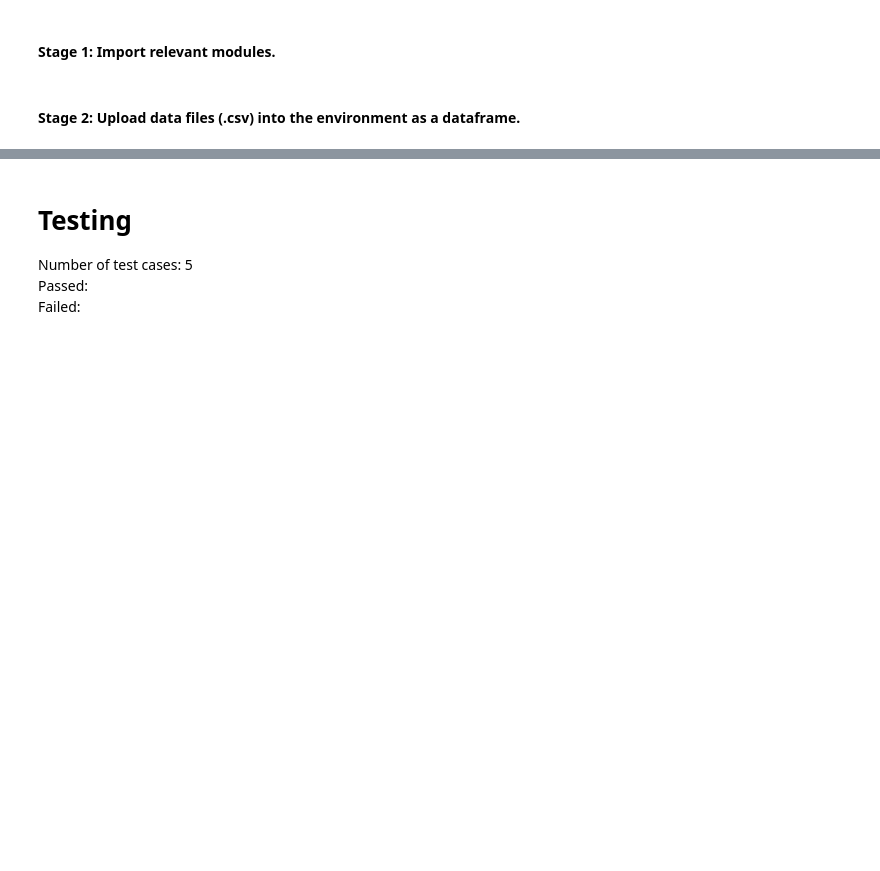
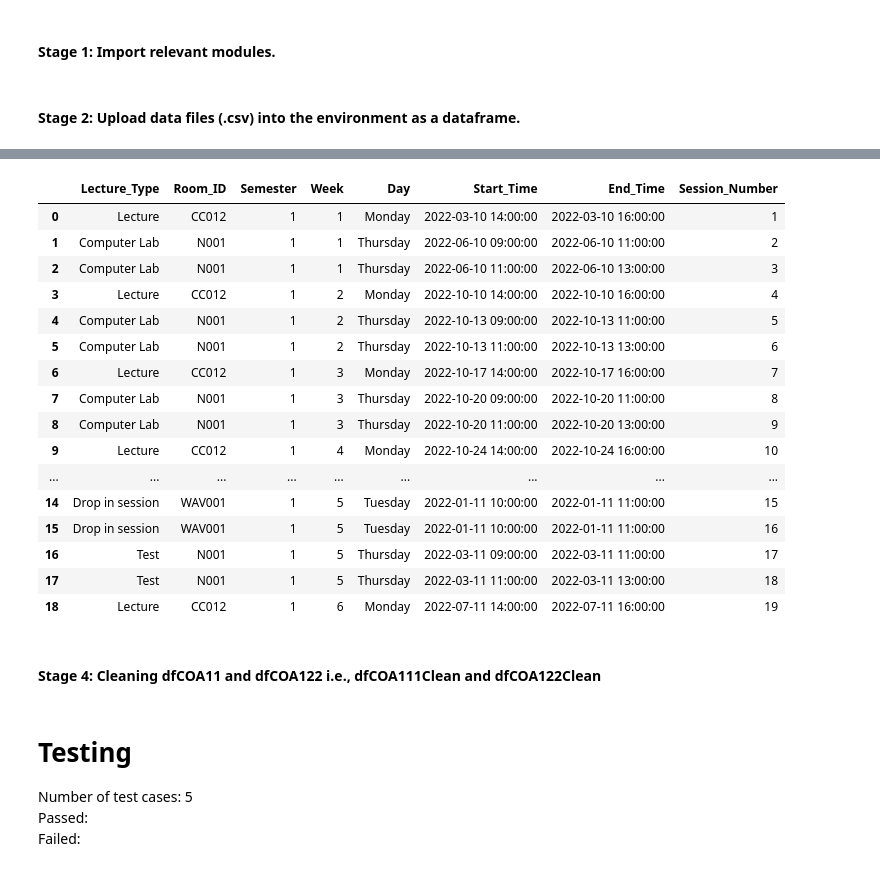
Before and after one commit to DeraUchenwoke/DataScienceProjects22, a Jupyter notebook: main/2022Coursework/CW_Preprocessing.ipynb, the cells around one changed output, grey strips where cells are left out. Drawn from its saved outputs; the diff is of its cells as text; code cells hidden in the pictures; blank space fills up the shorter version.

```diff
--- a/main/2022Coursework/CW_Preprocessing.ipynb
+++ b/main/2022Coursework/CW_Preprocessing.ipynb
@@ -107,0 +140,6 @@ tempDf
+# %%
+oldFormatColumns = ['Start_Time', 'End_Time']
+dateColumn = 'Date'
+
+dfCOA111Sessions = formatForDatetime(dfCOA111Sessions, dateColumn, oldFormatColumns)
+dfCOA122Sessions = formatForDatetime(dfCOA122Sessions, dateColumn, oldFormatColumns)
@@ -107,0 +148,7 @@ tempDf
+# %%
+dfCOA111Sessions['Session_Number'] = dfCOA111Sessions.index + 1 # Since session numbers do not start from 0
+dfCOA122Sessions['Session_Number'] = dfCOA122Sessions.index + 1
+
+toRemove = ['Semester_Week', 'Date', 'Time', 'TO_DELETE']
+dfCOA111Sessions.drop(toRemove, axis = 1, inplace = True)
+dfCOA122Sessions.drop(toRemove, axis = 1, inplace = True)
@@ -107,0 +157,18 @@ tempDf
+# %%
+toDatetime = ['Start_Time', 'End_Time']
+toInteger = ['Semester', 'Week', 'Session_Number']
+toString = ['Lecture_Type', 'Room_ID', 'Day']
+
+# Datetime
+for col in toDatetime:
+    dfCOA111Sessions[col] = pd.to_datetime(dfCOA111Sessions[col])
+    dfCOA122Sessions[col] = pd.to_datetime(dfCOA122Sessions[col])
+
+# Integers
+for col in toInteger:
+    dfCOA111Sessions[col] = pd.to_numeric(dfCOA111Sessions[col], downcast ='integer')
+    dfCOA122Sessions[col] = pd.to_numeric(dfCOA122Sessions[col], downcast ='integer')
+
+#Strings
+dfCOA111Sessions[toString] = dfCOA111Sessions[toString].astype('string')
+dfCOA122Sessions[toString] = dfCOA122Sessions[toString].astype('string')
@@ -108,3 +217,25 @@ tempDf
+# %%
+dfCOA122Sessions
+# %% [output]
+|  | Lecture_Type | Room_ID | Semester | Week | Day | Start_Time | End_Time | Session_Number |
+| 0 | Lecture | CC012 | 1 | 1 | Monday | 2022-03-10 14:00:00 | 2022-03-10 16:00:00 | 1 |
+| 1 | Computer Lab | N001 | 1 | 1 | Thursday | 2022-06-10 09:00:00 | 2022-06-10 11:00:00 | 2 |
+| 2 | Computer Lab | N001 | 1 | 1 | Thursday | 2022-06-10 11:00:00 | 2022-06-10 13:00:00 | 3 |
+| 3 | Lecture | CC012 | 1 | 2 | Monday | 2022-10-10 14:00:00 | 2022-10-10 16:00:00 | 4 |
+| 4 | Computer Lab | N001 | 1 | 2 | Thursday | 2022-10-13 09:00:00 | 2022-10-13 11:00:00 | 5 |
+| 5 | Computer Lab | N001 | 1 | 2 | Thursday | 2022-10-13 11:00:00 | 2022-10-13 13:00:00 | 6 |
+| 6 | Lecture | CC012 | 1 | 3 | Monday | 2022-10-17 14:00:00 | 2022-10-17 16:00:00 | 7 |
+| 7 | Computer Lab | N001 | 1 | 3 | Thursday | 2022-10-20 09:00:00 | 2022-10-20 11:00:00 | 8 |
+| 8 | Computer Lab | N001 | 1 | 3 | Thursday | 2022-10-20 11:00:00 | 2022-10-20 13:00:00 | 9 |
+| 9 | Lecture | CC012 | 1 | 4 | Monday | 2022-10-24 14:00:00 | 2022-10-24 16:00:00 | 10 |
+| ... | ... | ... | ... | ... | ... | ... | ... | ... |
+| 14 | Drop in session | WAV001 | 1 | 5 | Tuesday | 2022-01-11 10:00:00 | 2022-01-11 11:00:00 | 15 |
+| 15 | Drop in session | WAV001 | 1 | 5 | Tuesday | 2022-01-11 10:00:00 | 2022-01-11 11:00:00 | 16 |
+| 16 | Test | N001 | 1 | 5 | Thursday | 2022-03-11 09:00:00 | 2022-03-11 11:00:00 | 17 |
+| 17 | Test | N001 | 1 | 5 | Thursday | 2022-03-11 11:00:00 | 2022-03-11 13:00:00 | 18 |
+| 18 | Lecture | CC012 | 1 | 6 | Monday | 2022-07-11 14:00:00 | 2022-07-11 16:00:00 | 19 |
+# %% [markdown]
+#### Stage 4: Cleaning dfCOA11 and dfCOA122 i.e., dfCOA111Clean and dfCOA122Clean
 # %% [markdown]
 # Testing
 Number of test cases: 5
```
Also changed, not shown: parts of 20 cells of this notebook.
